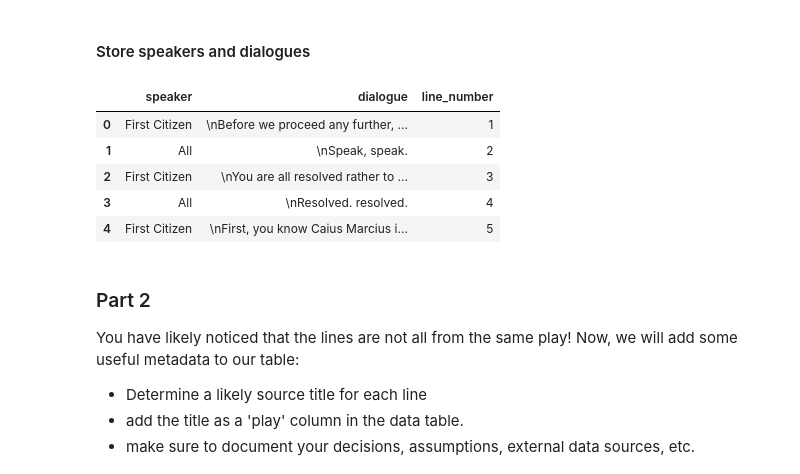
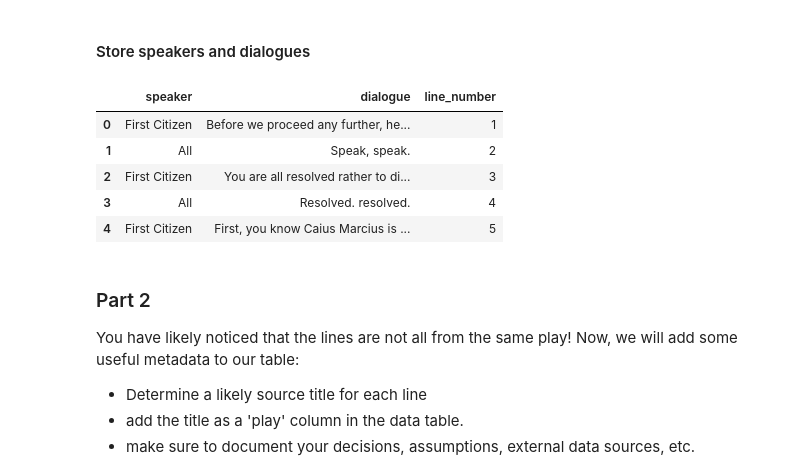
Before and after one commit to maryamkhalidshah/shakespeare_plays_analysis, a Jupyter notebook: hw1_rough.ipynb, the cells around one changed output. Cells and saved outputs as stored; diff of their text form; code cells hidden in the pictures.

Commit message:
part 3 started

```diff
--- a/hw1_rough.ipynb
+++ b/hw1_rough.ipynb
@@ -49,0 +61,9 @@ What assumptions have you made about the text that allowed you to do this?
+# %%
+# write regex pattern
+patt = re.compile(
+    "(?:\A|\n\n)"  # beginning of file or two newlines
+    "(^[A-Z][\w ]+):$"  # capital start, colon end
+    "\n([\s\S]+?)"  # ANYTHING, but lazy
+    "(?=\n\n|\Z)",  # until you hit two newlines or end-of-file
+    flags=re.M
+)
@@ -99,26 +140,33 @@ dialogues = []
 # iterate through each item in the list and select the dialogues
 for line in range(len(second_split)):
     dialogues.append(second_split[line][1])
+# %%
+# create list to store dialogues
+dialogues_1 = []
+
+# remove \n from dialogues
+for i in range(len(dialogues)):
+    dialogues_1.append(dialogues[i].replace('\n',''))
 # %%
 # create empty dataframe
 df = pd.DataFrame()
 
 # store speakers and dialogues in dataframe
 df['speaker']  = speakers
-df['dialogue'] = dialogues
+df['dialogue'] = dialogues_1
 
 # add line number column starting from 1
 df['line_number'] = df.index + 1
 
 # view df
 df.head()
 # %% [output]
 |  | speaker | dialogue | line_number |
-| 0 | First Citizen | \nBefore we proceed any further, ... | 1 |
-| 1 | All | \nSpeak, speak. | 2 |
-| 2 | First Citizen | \nYou are all resolved rather to ... | 3 |
-| 3 | All | \nResolved. resolved. | 4 |
-| 4 | First Citizen | \nFirst, you know Caius Marcius i... | 5 |
+| 0 | First Citizen | Before we proceed any further, he... | 1 |
+| 1 | All | Speak, speak. | 2 |
+| 2 | First Citizen | You are all resolved rather to di... | 3 |
+| 3 | All | Resolved. resolved. | 4 |
+| 4 | First Citizen | First, you know Caius Marcius is ... | 5 |
 # %% [markdown]
 ### Part 2
 
```
Also changed, not shown: parts of 23 cells of this notebook.
